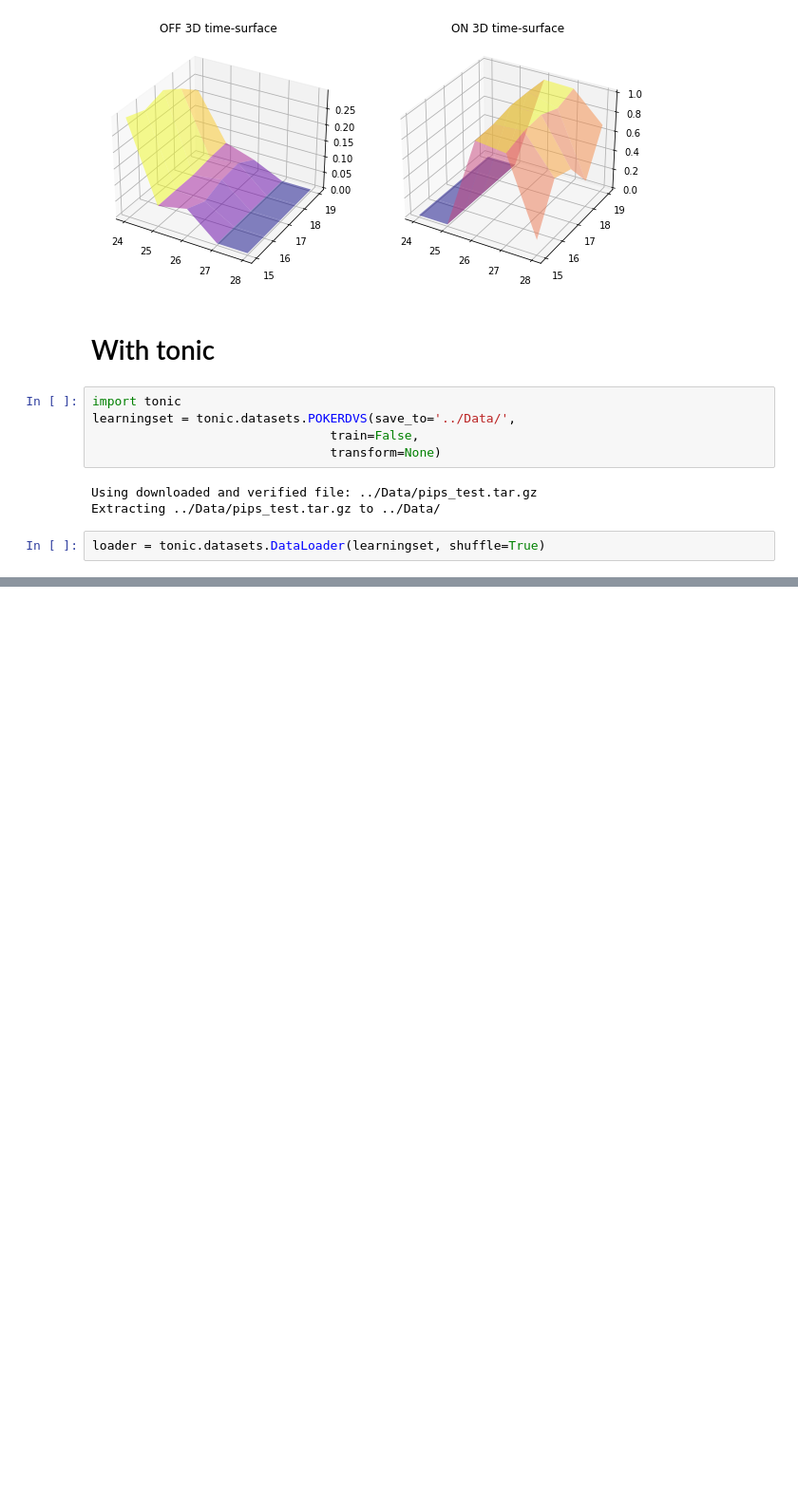
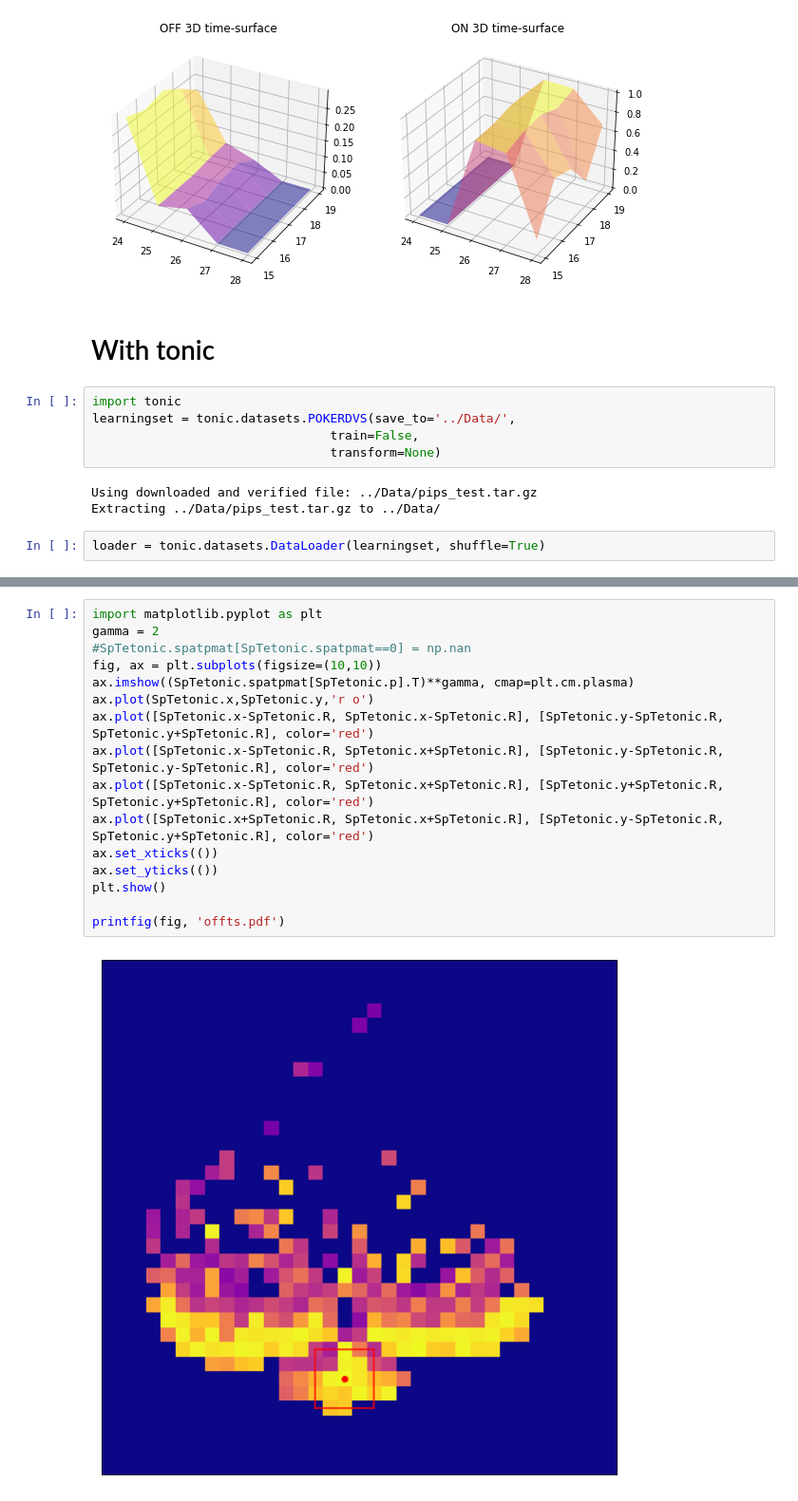
Before and after one commit to AntoineGrimaldi/HOTS, a Jupyter notebook: notebooks/BASICS_01_SpatioTemporalSurface.ipynb, the cells around one changed output, grey strips where cells are left out. Shown: that part at 95% size. Cells and saved outputs as stored; diff of their text form; blank space fills up the shorter version.

```diff
--- a/notebooks/BASICS_01_SpatioTemporalSurface.ipynb
+++ b/notebooks/BASICS_01_SpatioTemporalSurface.ipynb
@@ -123,0 +121,18 @@ SpTetonic.plot3D()
+# %%
+import matplotlib.pyplot as plt
+gamma = 2
+#SpTetonic.spatpmat[SpTetonic.spatpmat==0] = np.nan
+fig, ax = plt.subplots(figsize=(10,10))
+ax.imshow((SpTetonic.spatpmat[SpTetonic.p].T)**gamma, cmap=plt.cm.plasma)
+ax.plot(SpTetonic.x,SpTetonic.y,'r o')
+ax.plot([SpTetonic.x-SpTetonic.R, SpTetonic.x-SpTetonic.R], [SpTetonic.y-SpTetonic.R, SpTetonic.y+SpTetonic.R], color='red')
+ax.plot([SpTetonic.x-SpTetonic.R, SpTetonic.x+SpTetonic.R], [SpTetonic.y-SpTetonic.R, SpTetonic.y-SpTetonic.R], color='red')
+ax.plot([SpTetonic.x-SpTetonic.R, SpTetonic.x+SpTetonic.R], [SpTetonic.y+SpTetonic.R, SpTetonic.y+SpTetonic.R], color='red')
+ax.plot([SpTetonic.x+SpTetonic.R, SpTetonic.x+SpTetonic.R], [SpTetonic.y-SpTetonic.R, SpTetonic.y+SpTetonic.R], color='red')
+ax.set_xticks(())
+ax.set_yticks(())
+plt.show()
+
+printfig(fig, 'offts.pdf')
+# %% [output]
+[figure, added]
```
Also changed, not shown: parts of 5 cells of this notebook, 7 other files.
